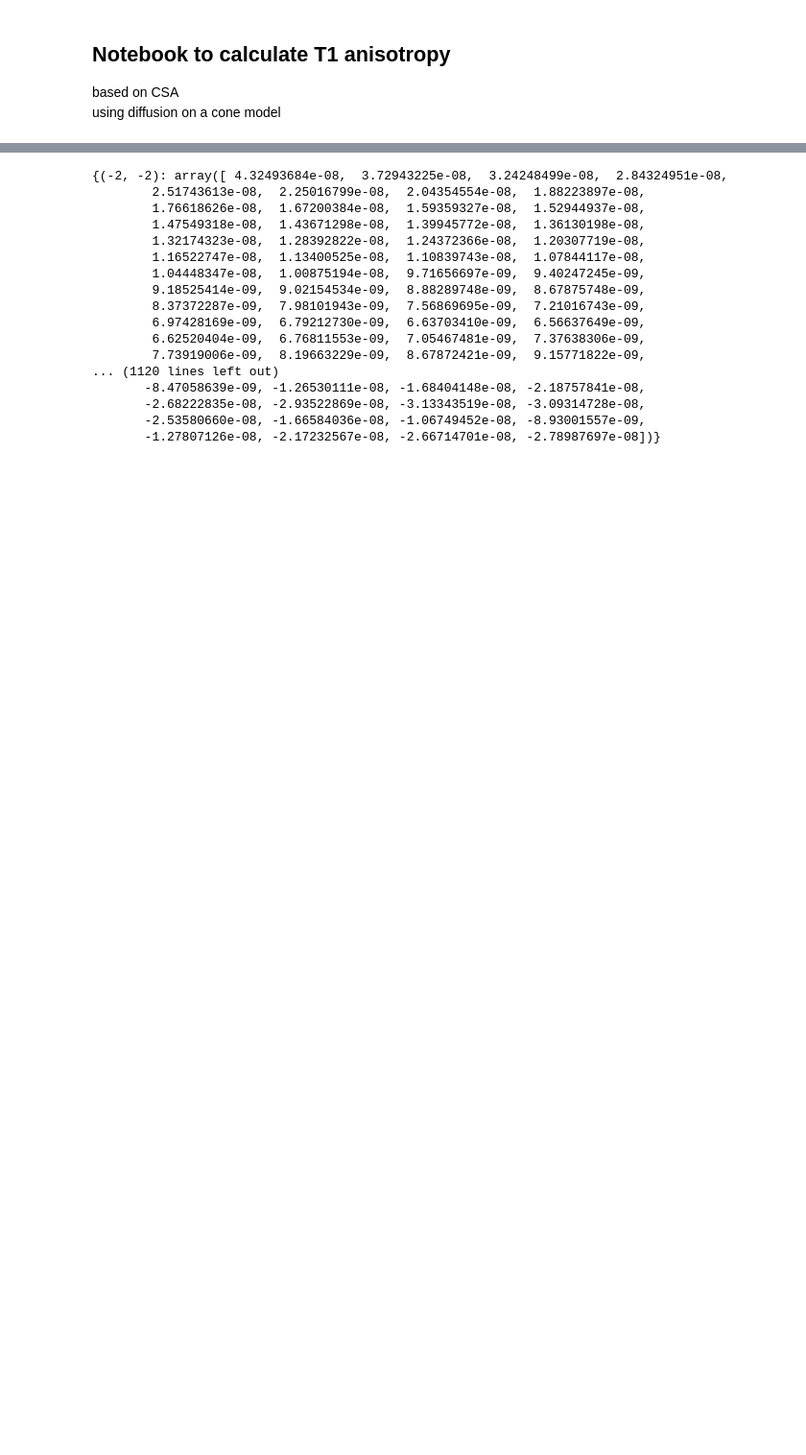
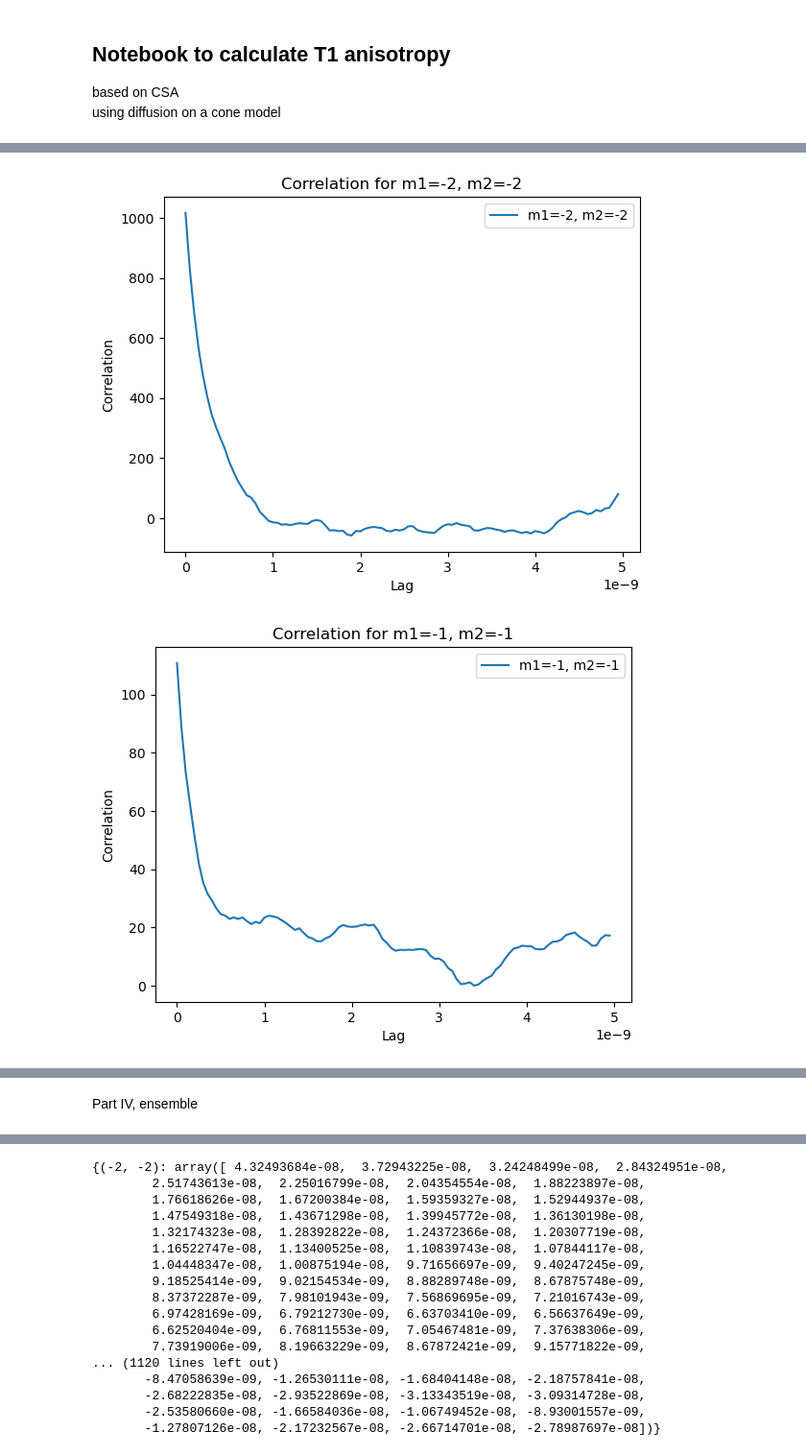
Before and after one commit to Xyunyao/KChannel_torsion_angle, a Jupyter notebook: T1_anisotropy_cal.ipynb, the cells around one changed output, grey strips where cells are left out. Shown at 96% size. Drawn from its saved outputs; the diff is of its cells as text; code cells hidden in the pictures; blank space fills up the shorter version.

```diff
--- a/T1_anisotropy_cal.ipynb
+++ b/T1_anisotropy_cal.ipynb
@@ -74,0 +266,31 @@ vecs = simulate_vector_on_cone(S2=0.85, tau_c=1e-9, dt=5e-11, num_steps=2000)
+# %%
+def compute_correlation_matrix(Y_series, max_lag=1000):
+    l = max(Y_series.keys())
+    corr_matrix = {}
+    for m1 in range(-l, l + 1):
+        for m2 in range(-l, l + 1):
+            corr = []
+            y1 = Y_series[m1]
+            y2 = Y_series[m2]
+            for tau in range(max_lag//10):
+                val = np.mean(y1[:-tau or None] * np.conj(y2[tau:])) if tau > 0 else np.mean(y1 * np.conj(y2))
+                corr.append(val)
+            corr_matrix[(m1, m2)] = np.array(corr)
+    return corr_matrix
+# %%
+csa_autocorrelation_L=compute_correlation_matrix(CSA_Y_lm_value, max_lag=1000)
+# %%
+# plot correlation matrix
+dt =5e-11
+for (m1, m2), corr in csa_autocorrelation_L.items():
+    if m1 != m2:
+        continue
+    plt.plot(np.arange(corr.shape[0])*dt, corr, label=f'm1={m1}, m2={m2}')
+    plt.xlabel('Lag')
+    plt.ylabel('Correlation')
+    plt.title(f'Correlation for m1={m1}, m2={m2}')
+    plt.legend()
+    plt.show()
+# %% [output]
+[figure, added]
+[figure, added]
@@ -75,3 +300,5 @@ vecs = simulate_vector_on_cone(S2=0.85, tau_c=1e-9, dt=5e-11, num_steps=2000)
+# %% [markdown]
+Part IV, ensemble
 # %%
 # calculate autocorrelation function for spherical harmonics for all m values
 from scipy.special import sph_harm
```
Also changed, not shown: parts of 13 cells of this notebook.
